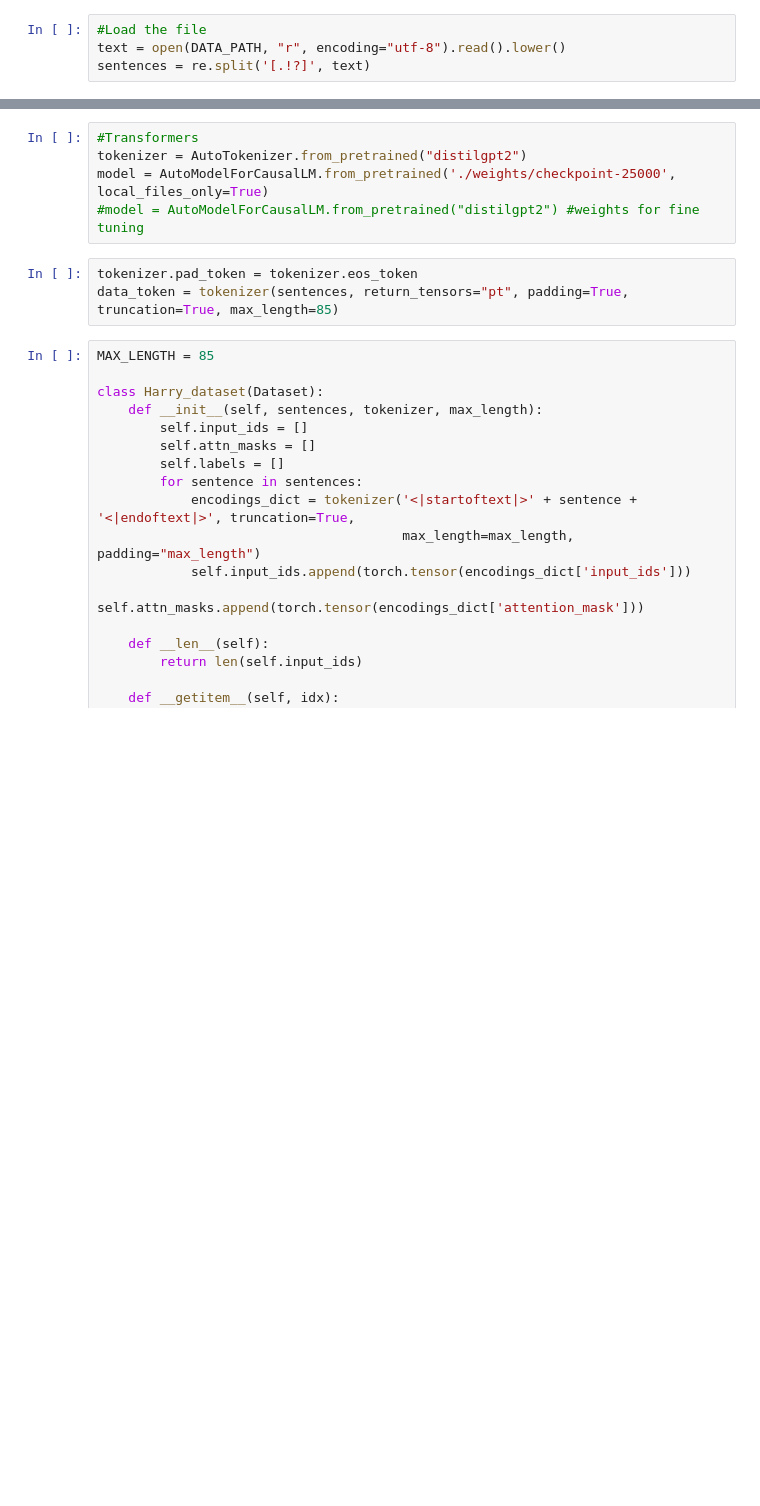
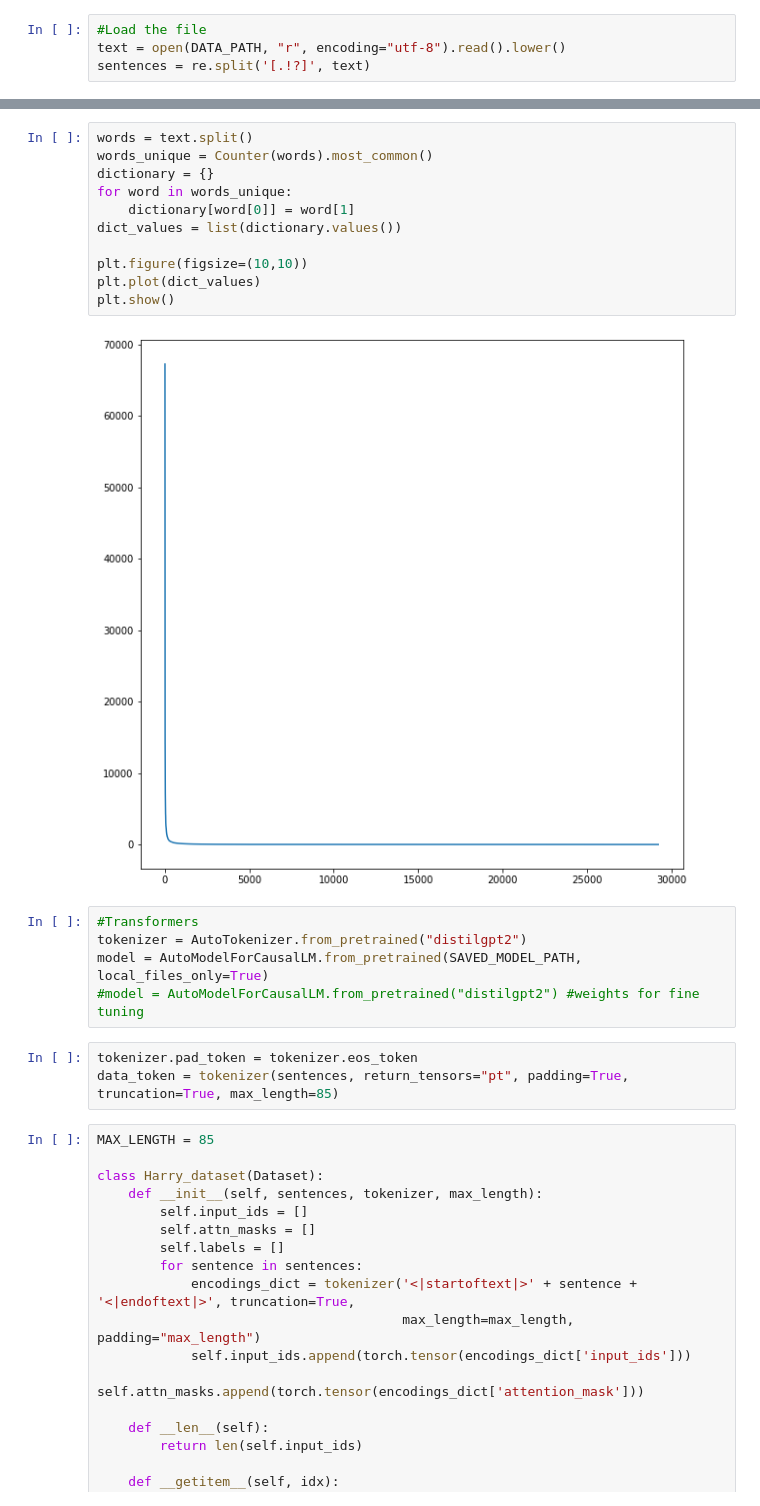
Before and after one commit to Moxiis/Harry_Potter_text_generator, a Jupyter notebook: harry-potter-text-generator-transformers.ipynb, the cells around one changed output, grey strips where cells are left out. Saved outputs shown, nothing was run; the diff lists cells and outputs as text; blank space fills up the shorter version.

```diff
--- a/harry-potter-text-generator-transformers.ipynb
+++ b/harry-potter-text-generator-transformers.ipynb
@@ -30,7 +29,20 @@ plt.show()
+# %%
+words = text.split()
+words_unique = Counter(words).most_common()
+dictionary = {}
+for word in words_unique:
+    dictionary[word[0]] = word[1]
+dict_values = list(dictionary.values())
+
+plt.figure(figsize=(10,10))
+plt.plot(dict_values)
+plt.show()
+# %% [output]
+[figure, added]
 # %%
 #Transformers
 tokenizer = AutoTokenizer.from_pretrained("distilgpt2")
-model = AutoModelForCausalLM.from_pretrained('./weights/checkpoint-25000', local_files_only=True)
+model = AutoModelForCausalLM.from_pretrained(SAVED_MODEL_PATH, local_files_only=True)
 #model = AutoModelForCausalLM.from_pretrained("distilgpt2") #weights for fine tuning
 # %%
 tokenizer.pad_token = tokenizer.eos_token
```
Also changed, not shown: parts of 7 cells of this notebook.
